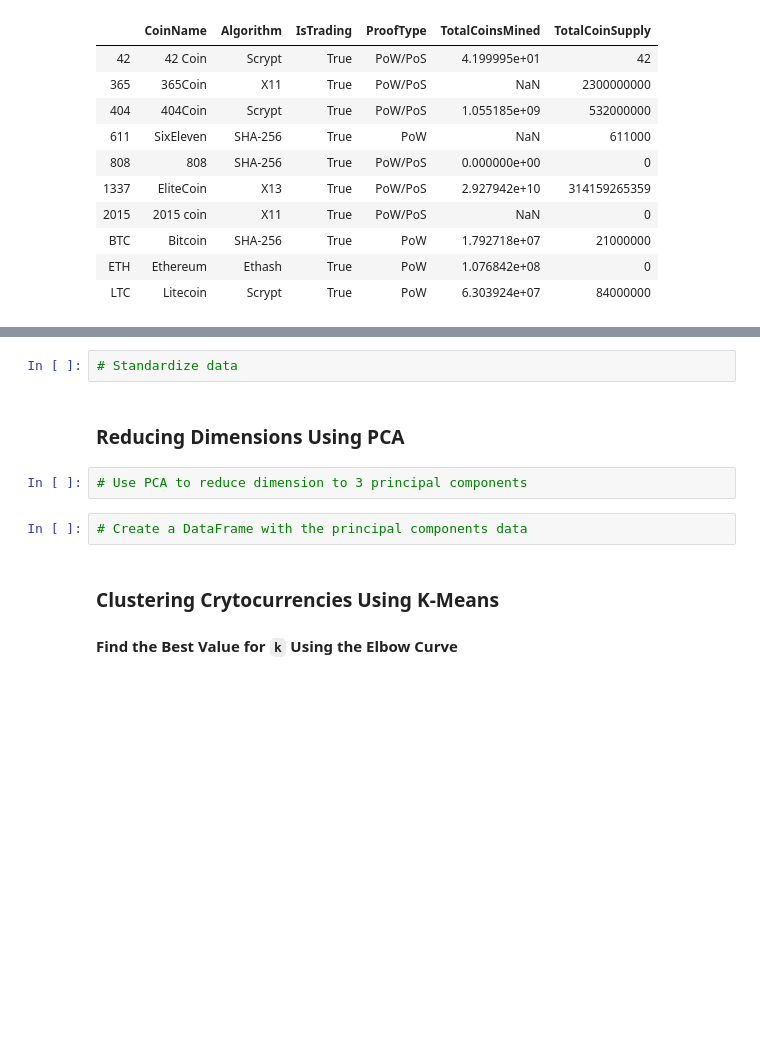
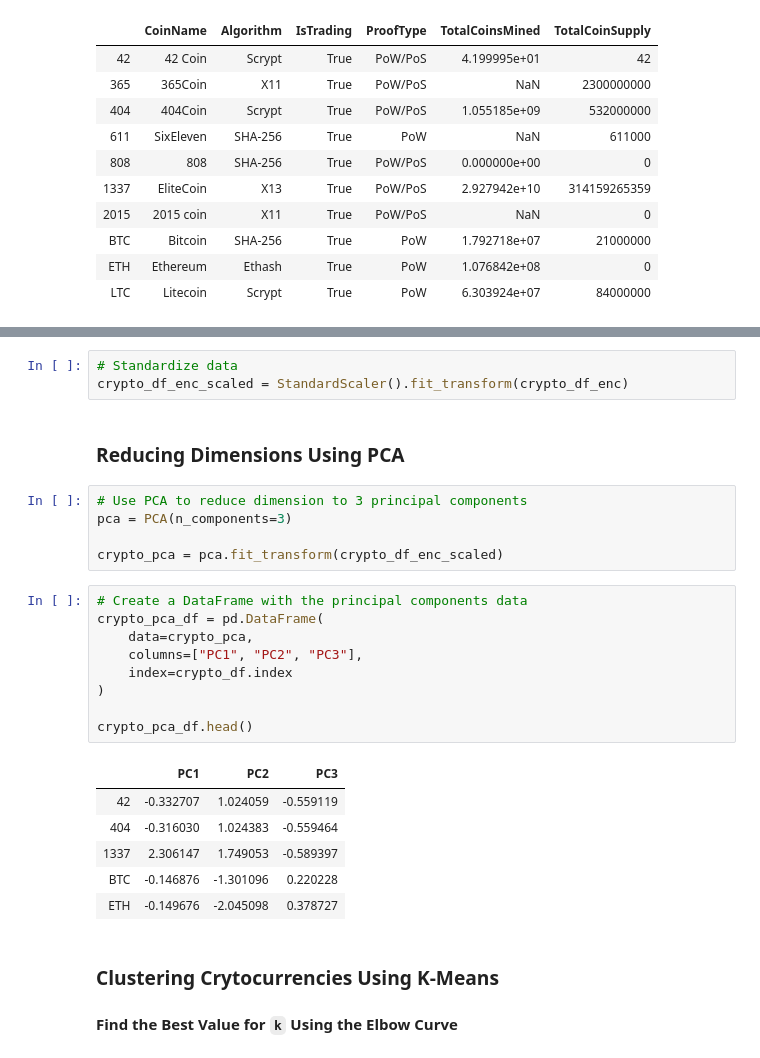
Before and after one commit to alanm1995/hw_13, a Jupyter notebook: Instructions/Starter_Files/crypto_clustering.ipynb, the cells around one changed output, grey strips where cells are left out. Drawn from its saved outputs; the diff is of its cells as text; blank space fills up the shorter version.

```diff
--- a/Instructions/Starter_Files/crypto_clustering.ipynb
+++ b/Instructions/Starter_Files/crypto_clustering.ipynb
@@ -47,11 +98,29 @@ crypto_df.head(10)
 # %%
 # Standardize data
+crypto_df_enc_scaled = StandardScaler().fit_transform(crypto_df_enc)
 # %% [markdown]
 ### Reducing Dimensions Using PCA
 # %%
 # Use PCA to reduce dimension to 3 principal components
+pca = PCA(n_components=3)
+
+crypto_pca = pca.fit_transform(crypto_df_enc_scaled)
 # %%
 # Create a DataFrame with the principal components data
+crypto_pca_df = pd.DataFrame(
+    data=crypto_pca,
+    columns=["PC1", "PC2", "PC3"],
+    index=crypto_df.index
+)
+
+crypto_pca_df.head()
+# %% [output]
+|  | PC1 | PC2 | PC3 |
+| 42 | -0.332707 | 1.024059 | -0.559119 |
+| 404 | -0.316030 | 1.024383 | -0.559464 |
+| 1337 | 2.306147 | 1.749053 | -0.589397 |
+| BTC | -0.146876 | -1.301096 | 0.220228 |
+| ETH | -0.149676 | -2.045098 | 0.378727 |
 # %% [markdown]
 ### Clustering Crytocurrencies Using K-Means
 
```
Also changed, not shown: parts of 17 cells of this notebook, 1 other file.
